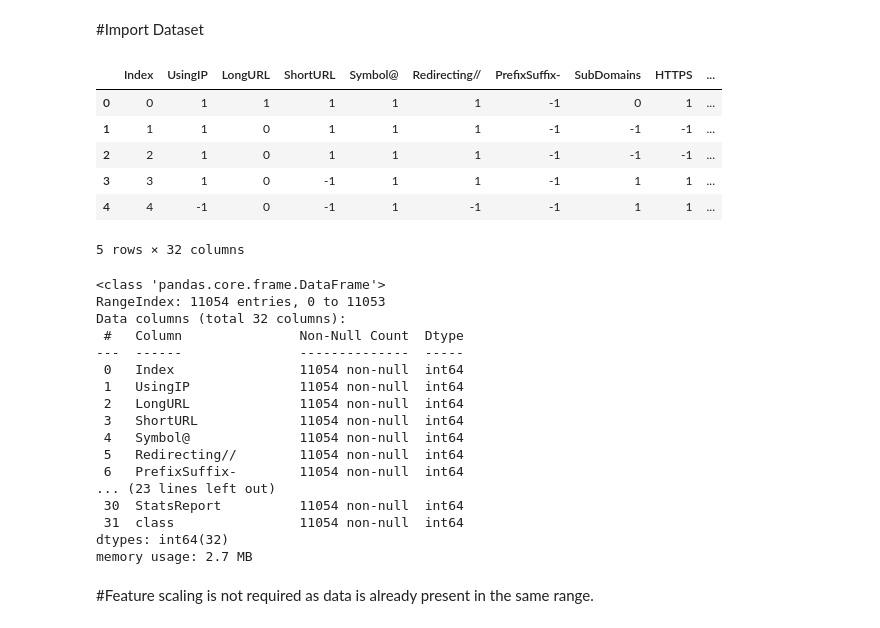
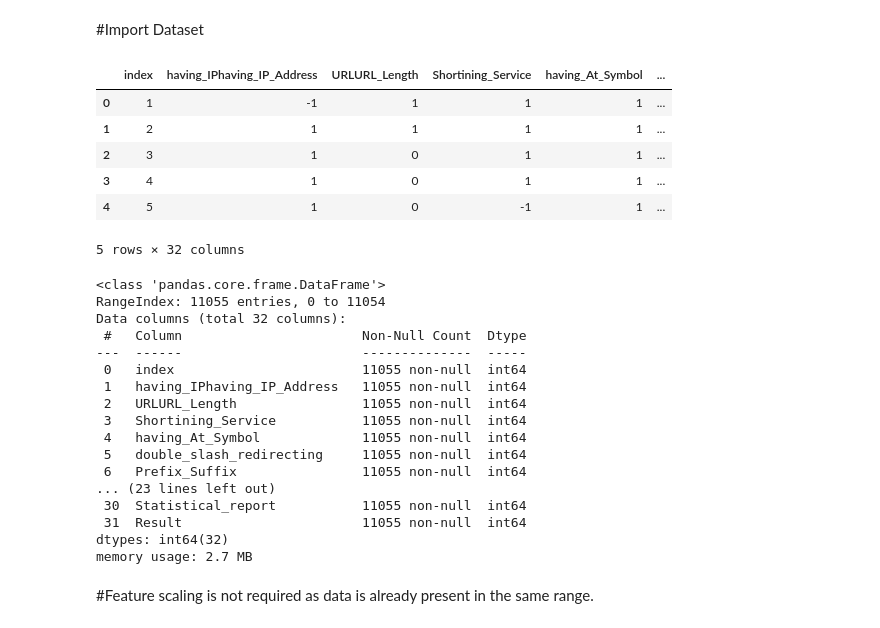
Before and after one commit to saiabhiramjaini/PhisX-Chrome-Extension, a Jupyter notebook: model training/phishing_detection.ipynb, the cells around one changed output. Drawn from its saved outputs; the diff is of its cells as text; code cells hidden in the pictures.

```diff
--- a/model training/phishing_detection.ipynb
+++ b/model training/phishing_detection.ipynb
@@ -12,35 +12,35 @@ Drive already mounted at /content/drive; to attempt to forcibly remount, call dr
 # %% [markdown]
 #Import Dataset
 # %%
-dataset= pd.read_csv("loan-train.csv")
+dataset= pd.read_csv("phishing.csv")
 dataset.head()
 # %% [output]
-|  | Index | UsingIP | LongURL | ShortURL | Symbol@ | Redirecting// | PrefixSuffix- | SubDomains | HTTPS | ... |
-| 0 | 0 | 1 | 1 | 1 | 1 | 1 | -1 | 0 | 1 | ... |
-| 1 | 1 | 1 | 0 | 1 | 1 | 1 | -1 | -1 | -1 | ... |
-| 2 | 2 | 1 | 0 | 1 | 1 | 1 | -1 | -1 | -1 | ... |
-| 3 | 3 | 1 | 0 | -1 | 1 | 1 | -1 | 1 | 1 | ... |
-| 4 | 4 | -1 | 0 | -1 | 1 | -1 | -1 | 1 | 1 | ... |
+|  | index | having_IPhaving_IP_Address | URLURL_Length | Shortining_Service | having_At_Symbol | ... |
+| 0 | 1 | -1 | 1 | 1 | 1 | ... |
+| 1 | 2 | 1 | 1 | 1 | 1 | ... |
+| 2 | 3 | 1 | 0 | 1 | 1 | ... |
+| 3 | 4 | 1 | 0 | 1 | 1 | ... |
+| 4 | 5 | 1 | 0 | -1 | 1 | ... |
 5 rows × 32 columns
 # %%
 #Analysing the data using pandas and Checking if the dataset contains any Null values.
 dataset.info()
 # %% [output]
 <class 'pandas.core.frame.DataFrame'>
-RangeIndex: 11054 entries, 0 to 11053
+RangeIndex: 11055 entries, 0 to 11054
 Data columns (total 32 columns):
- #   Column               Non-Null Count  Dtype
----  ------               --------------  -----
- 0   Index                11054 non-null  int64
- 1   UsingIP              11054 non-null  int64
- 2   LongURL              11054 non-null  int64
- 3   ShortURL             11054 non-null  int64
- 4   Symbol@              11054 non-null  int64
- 5   Redirecting//        11054 non-null  int64
- 6   PrefixSuffix-        11054 non-null  int64
+ #   Column                       Non-Null Count  Dtype
+---  ------                       --------------  -----
+ 0   index                        11055 non-null  int64
+ 1   having_IPhaving_IP_Address   11055 non-null  int64
+ 2   URLURL_Length                11055 non-null  int64
+ 3   Shortining_Service           11055 non-null  int64
+ 4   having_At_Symbol             11055 non-null  int64
+ 5   double_slash_redirecting     11055 non-null  int64
+ 6   Prefix_Suffix                11055 non-null  int64
 ... (23 lines left out)
- 30  StatsReport          11054 non-null  int64
- 31  class                11054 non-null  int64
+ 30  Statistical_report           11055 non-null  int64
+ 31  Result                       11055 non-null  int64
 dtypes: int64(32)
 memory usage: 2.7 MB
 # %% [markdown]
```
Also changed, not shown: parts of 12 cells of this notebook, 3 other files.
